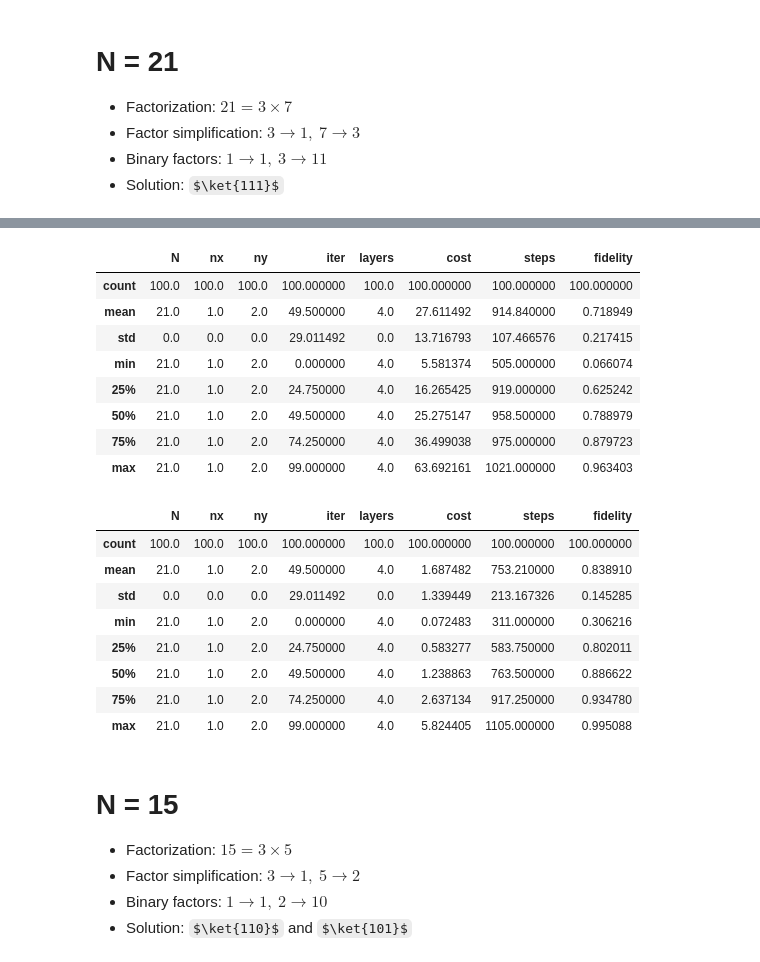
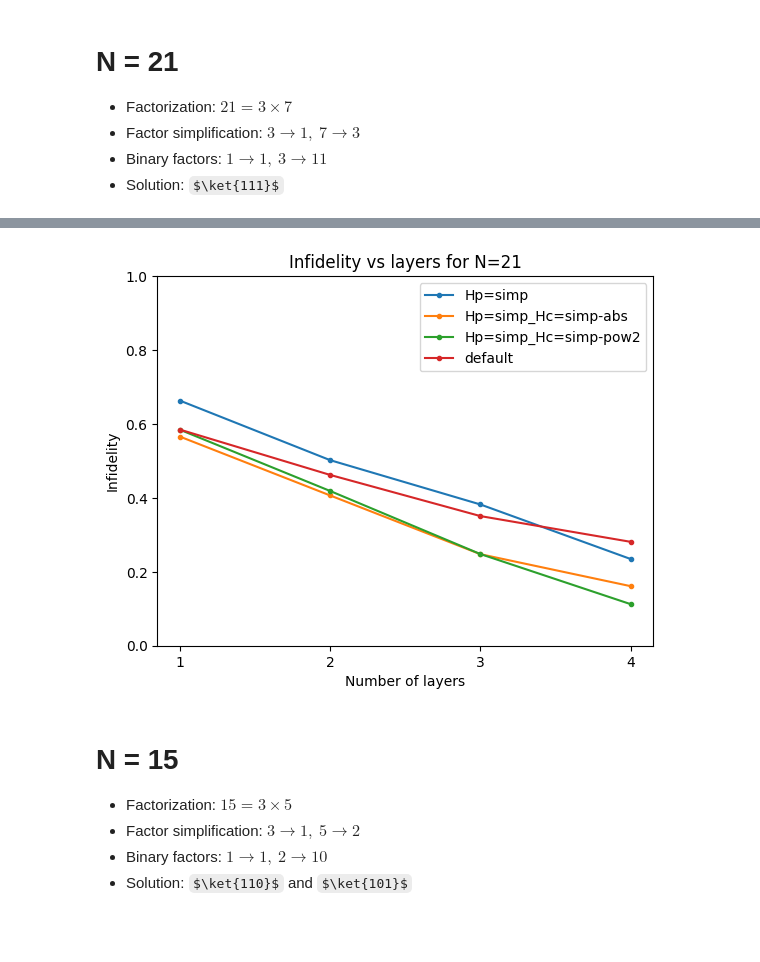
Before and after one commit to fpllcr/master-thesis, a Jupyter notebook: qaoa_factorization/notebooks/analysis.ipynb, the cells around one changed output, grey strips where cells are left out. Cells and saved outputs as stored; diff of their text form; code cells hidden in the pictures; some formulas as TeX source; blank space fills up the shorter version.

Commit message:
Add initial fidelity-layers analysis

```diff
--- a/qaoa_factorization/notebooks/analysis.ipynb
+++ b/qaoa_factorization/notebooks/analysis.ipynb
@@ -5,0 +11,3 @@ from utils import plot_quantum_state_probabilities
+# %%
+def get_setup(experiment):
+    return '_'.join(experiment.split('_')[2:])
@@ -6,3 +38,23 @@ from utils import plot_quantum_state_probabilities
+# %%
+experiment_results_agg = (
+    experiment_results
+        .groupby('experiment')
+        .agg({
+            'iter': 'count',
+            'steps': ['mean', 'median', 'std'],
+            'cost': ['mean', 'median', 'std'],
+            'fidelity': ['mean', 'median', 'std', 'max', 'min']
+        })
+    )
+
+experiment_results_agg.columns = ['_'.join(map(str, col)) for col in experiment_results_agg.columns.to_flat_index()]
+
+experiment_results_agg['infidelity_mean'] = 1 - experiment_results_agg['fidelity_mean']
+experiment_results_agg['infidelity_median'] = 1 - experiment_results_agg['fidelity_median']
+experiment_results_agg['infidelity_min'] = 1 - experiment_results_agg['fidelity_max']
+experiment_results_agg['infidelity_max'] = 1 - experiment_results_agg['fidelity_min']
+# %%
+experiments_df = pd.merge(experiment_configs, experiment_results_agg, how='inner', on='experiment')
 # %% [markdown]
 # N = 21
 
@@ -81,37 +65,23 @@ results.describe()
-# %%
-experiment = 'N21_p4_default'
-
-results = pd.read_json(f'experiments/{experiment}/{experiment}_results.jsonl',lines=True)
-results['state'] = results['state'].apply(lambda lst: [complex(e) for e in lst])
-
-results.describe()
-# %% [output]
-|  | N | nx | ny | iter | layers | cost | steps | fidelity |
-| count | 100.0 | 100.0 | 100.0 | 100.000000 | 100.0 | 100.000000 | 100.000000 | 100.000000 |
-| mean | 21.0 | 1.0 | 2.0 | 49.500000 | 4.0 | 27.611492 | 914.840000 | 0.718949 |
-| std | 0.0 | 0.0 | 0.0 | 29.011492 | 0.0 | 13.716793 | 107.466576 | 0.217415 |
-| min | 21.0 | 1.0 | 2.0 | 0.000000 | 4.0 | 5.581374 | 505.000000 | 0.066074 |
-| 25% | 21.0 | 1.0 | 2.0 | 24.750000 | 4.0 | 16.265425 | 919.000000 | 0.625242 |
-| 50% | 21.0 | 1.0 | 2.0 | 49.500000 | 4.0 | 25.275147 | 958.500000 | 0.788979 |
-| 75% | 21.0 | 1.0 | 2.0 | 74.250000 | 4.0 | 36.499038 | 975.000000 | 0.879723 |
-| max | 21.0 | 1.0 | 2.0 | 99.000000 | 4.0 | 63.692161 | 1021.000000 | 0.963403 |
-# %%
-experiment = 'N21_p4_Hp=simp_Hc=simp-abs'
-
-results = pd.read_json(f'experiments/{experiment}/{experiment}_results.jsonl',lines=True)
-results['state'] = results['state'].apply(lambda lst: [complex(e) for e in lst])
-
-results.describe()
-# %% [output]
-|  | N | nx | ny | iter | layers | cost | steps | fidelity |
-| count | 100.0 | 100.0 | 100.0 | 100.000000 | 100.0 | 100.000000 | 100.000000 | 100.000000 |
-| mean | 21.0 | 1.0 | 2.0 | 49.500000 | 4.0 | 1.687482 | 753.210000 | 0.838910 |
-| std | 0.0 | 0.0 | 0.0 | 29.011492 | 0.0 | 1.339449 | 213.167326 | 0.145285 |
-| min | 21.0 | 1.0 | 2.0 | 0.000000 | 4.0 | 0.072483 | 311.000000 | 0.306216 |
-| 25% | 21.0 | 1.0 | 2.0 | 24.750000 | 4.0 | 0.583277 | 583.750000 | 0.802011 |
-| 50% | 21.0 | 1.0 | 2.0 | 49.500000 | 4.0 | 1.238863 | 763.500000 | 0.886622 |
-| 75% | 21.0 | 1.0 | 2.0 | 74.250000 | 4.0 | 2.637134 | 917.250000 | 0.934780 |
-| max | 21.0 | 1.0 | 2.0 | 99.000000 | 4.0 | 5.824405 | 1105.000000 | 0.995088 |
+# %%
+N = 21
+
+df = experiments_df[experiments_df['number'] == N].sort_values(by=['setup', 'layers'])
+
+setups = df['setup'].unique()
+layers = df['layers'].unique()
+
+for setup in setups:
+    df_s = df[df['setup']==setup]
+    plt.plot('layers', 'infidelity_mean', data=df_s, marker='.')
+    plt.xticks(ticks=layers)
+
+plt.title(f'Infidelity vs layers for N={N}')
+plt.xlabel('Number of layers')
+plt.ylabel('Infidelity')
+plt.ylim(0,1)
+plt.legend(setups);
+# %% [output]
+[figure, added]
 # %% [markdown]
 # N = 15
 
```
Also changed, not shown: parts of 8 cells of this notebook, 42 other files.
